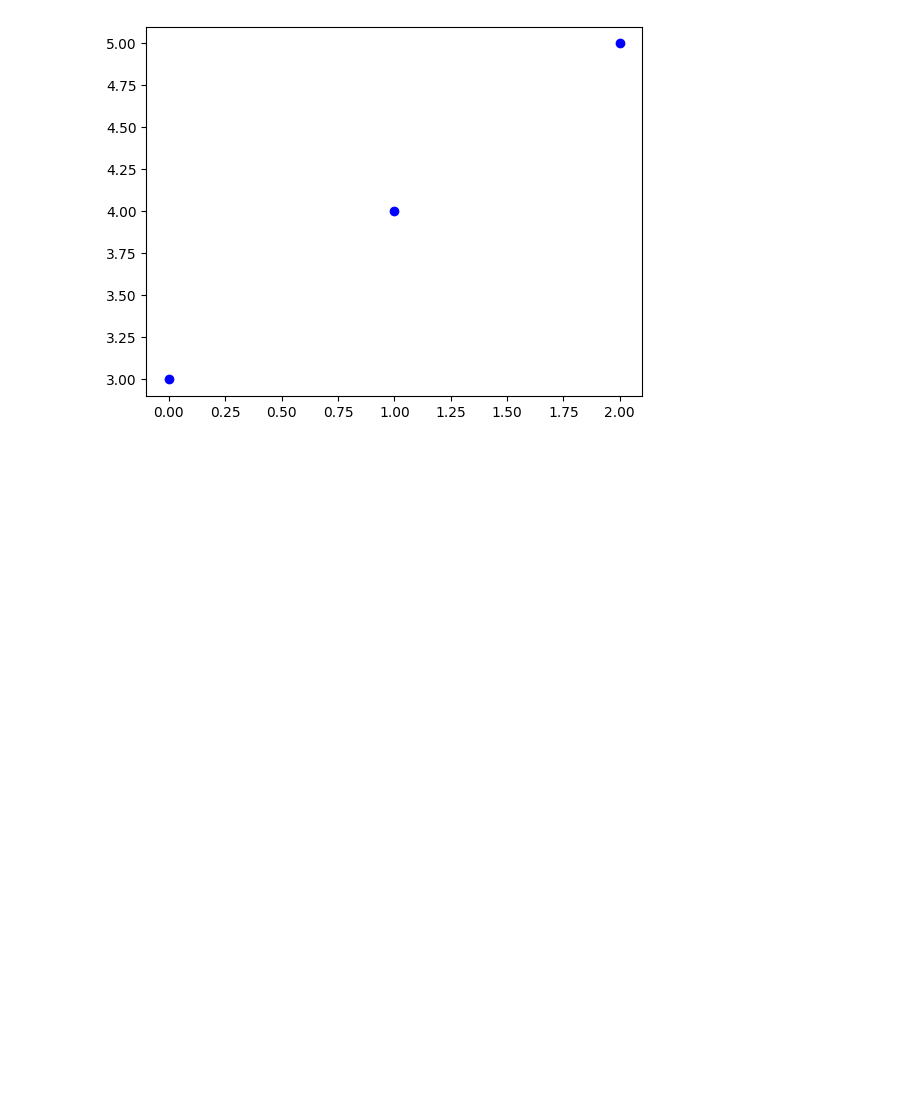
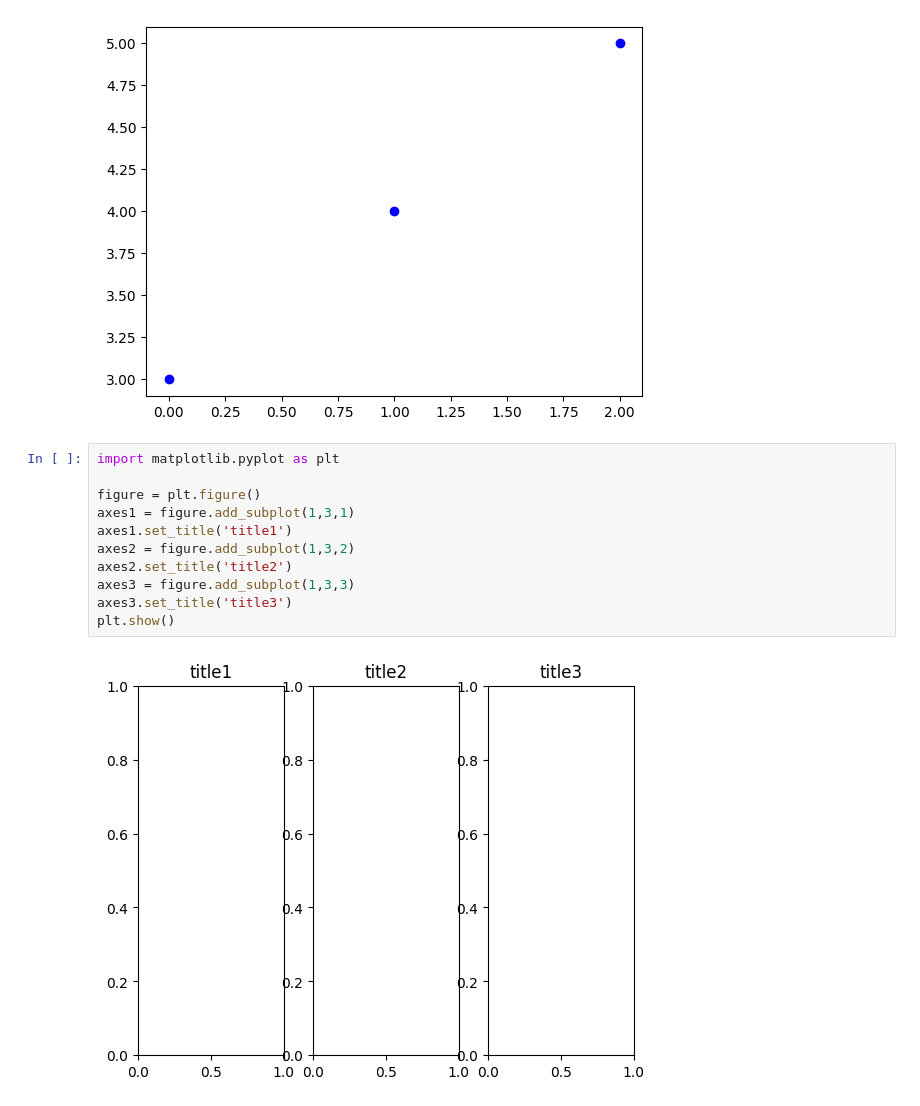
Before and after one commit to roberthsu2003/__2024_07_01_Shilin_python__, a Jupyter notebook: lesson14/lesson14_1.ipynb, the cells around one changed output. Cells and saved outputs as stored; diff of their text form; blank space fills up the shorter version.

```diff
--- a/lesson14/lesson14_1.ipynb
+++ b/lesson14/lesson14_1.ipynb
@@ -29,3 +29,16 @@ axes.plot(X,Y,'bo')
 plt.show()
 # %% [output]
 [figure]
+# %%
+import matplotlib.pyplot as plt
+
+figure = plt.figure()
+axes1 = figure.add_subplot(1,3,1)
+axes1.set_title('title1')
+axes2 = figure.add_subplot(1,3,2)
+axes2.set_title('title2')
+axes3 = figure.add_subplot(1,3,3)
+axes3.set_title('title3')
+plt.show()
+# %% [output]
+[figure, added]
```
Also changed, not shown: 1 other file.
